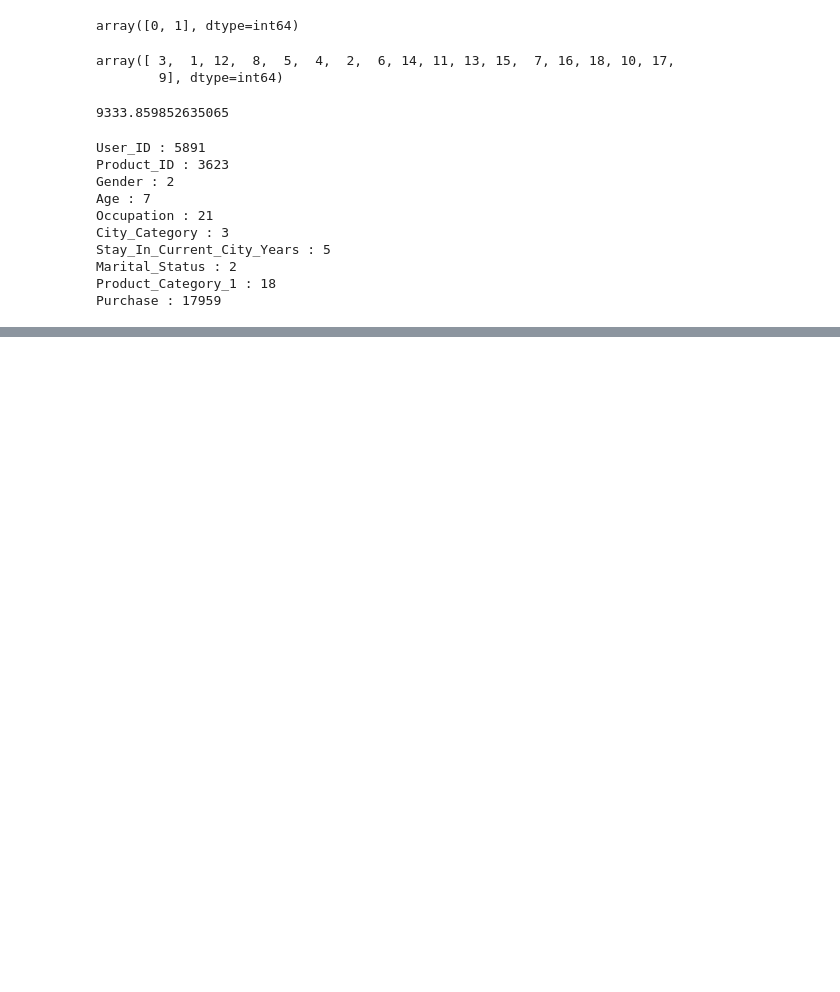
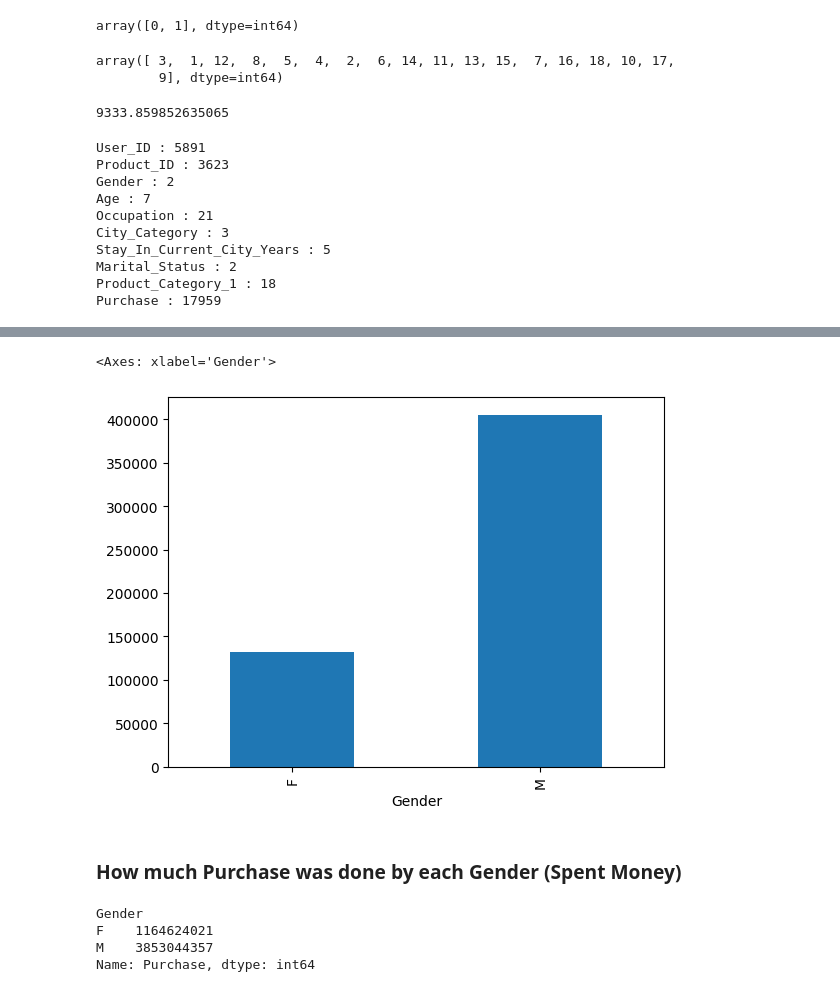
Before and after one commit to vishwajeet02/Projects, a Jupyter notebook: EDA/Black_Friday_Sales/File_Analysis.ipynb, the cells around one changed output, grey strips where cells are left out. Cells and saved outputs as stored; diff of their text form; code cells hidden in the pictures; blank space fills up the shorter version.

```diff
--- a/EDA/Black_Friday_Sales/File_Analysis.ipynb
+++ b/EDA/Black_Friday_Sales/File_Analysis.ipynb
@@ -151,0 +200,7 @@ Purchase : 17959
+# %%
+df.groupby("Gender").size().plot(kind="bar")
+# %% [output]
+<Axes: xlabel='Gender'>
+[figure, added]
+# %% [markdown]
+### How much Purchase was done by each Gender (Spent Money)
@@ -151,0 +209,8 @@ Purchase : 17959
+# %%
+df.groupby('Gender')['Purchase'].sum()
+#df.groupby('Gender').sum(numeric_only=True)['Purchase']
+# %% [output]
+Gender
+F    1164624021
+M    3853044357
+Name: Purchase, dtype: int64
```
Also changed, not shown: parts of 14 cells of this notebook.
